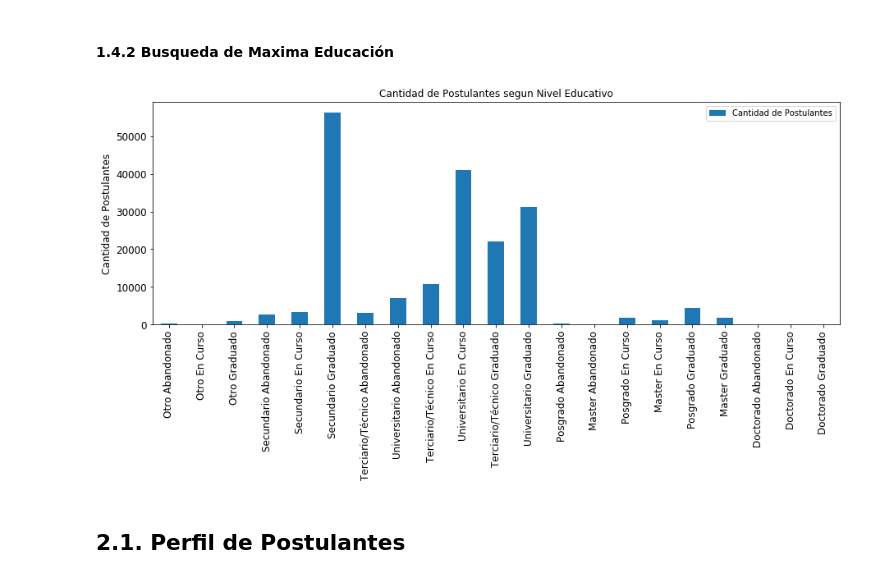
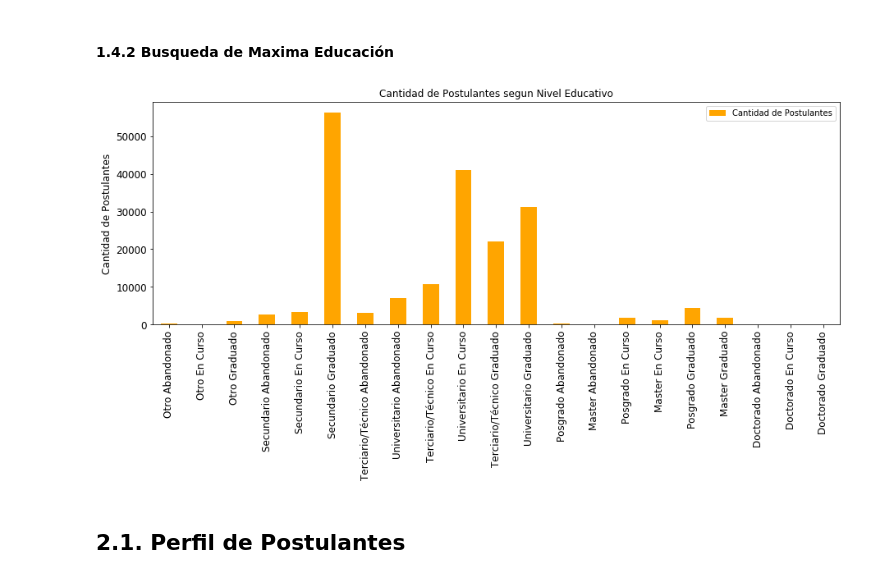
Before and after one commit to PRPablo/dataJobSearches, a Jupyter notebook: exploratoryAnalysis/exploratoryAnalysis.ipynb, the cells around one changed output. Cells and saved outputs as stored; diff of their text form; code cells hidden in the pictures.

```diff
--- a/exploratoryAnalysis/exploratoryAnalysis.ipynb
+++ b/exploratoryAnalysis/exploratoryAnalysis.ipynb
@@ -86,22 +86,25 @@ visitas_con_detalle_de_aviso_y_usuario       = pd.merge(visitas_con_detalle_de_a
 # Asigno puntajes a los diferentes niveles educativos encontrados para poder
 # obtener asi la educacion mas valiosa (la de nivel academico mas alto) de cada postulante.
 valores_educacion = pd.DataFrame({
-    'nombre': ['Otro',  'Otro',  'Otro',  'Secundario',  'Secundario',  'Secundario',  'Terciario/Técnico', 'Universitario',  \
-              'Terciario/Técnico', 'Universitario',  'Terciario/Técnico', 'Universitario',  'Posgrado', 'Master','Posgrado', \
-              'Master','Posgrado', 'Master','Doctorado','Doctorado','Doctorado'],
-    'estado': ['Abandonado', 'En Curso','Graduado','Abandonado', 'En Curso','Graduado','Abandonado', 'Abandonado', 'En Curso',\
-              'En Curso','Graduado','Graduado','Abandonado', 'Abandonado', 'En Curso','En Curso','Graduado','Graduado',\
-              'Abandonado', 'En Curso','Graduado'],
-    'valor_educacion': [1 , 2 , 3 , 4, 5,6 ,7 ,8 ,9,10, 11, 12, 13, 14, 15, 16, 17, 18, 19, 20, 21]})
+    'nombre': [
+        'Otro',  'Otro',  'Otro',  'Secundario',  'Secundario',  'Secundario',  'Terciario/Técnico', 'Universitario',  \
+        'Terciario/Técnico', 'Universitario',  'Terciario/Técnico', 'Universitario',  'Posgrado', 'Master','Posgrado', \
+        'Master','Posgrado', 'Master','Doctorado','Doctorado','Doctorado'
+    ],
+    'estado': [
+        'Abandonado', 'En Curso','Graduado','Abandonado', 'En Curso','Graduado','Abandonado', 'Abandonado', 'En Curso',\
+        'En Curso','Graduado','Graduado','Abandonado', 'Abandonado', 'En Curso','En Curso','Graduado','Graduado',\
+        'Abandonado', 'En Curso','Graduado'
+    ],
+    'valor_educacion': [1, 2, 3, 4, 5, 6, 7, 8, 9, 10, 11, 12, 13, 14, 15, 16, 17, 18, 19, 20, 21]
+})
 
 # Y le pongo las mismas categorias que ya habia encontrado previamente.
 valores_educacion.nombre = valores_educacion.nombre.astype((pd.api.types.CategoricalDtype(post_educacion.nombre.cat.categories)))
 valores_educacion.estado = valores_educacion.estado.astype((pd.api.types.CategoricalDtype(post_educacion.estado.cat.categories)))
 # %%
 # Hago el join para aplicar puntajes a las educaciones de los postulantes.
-post_educacion = pd.merge(post_educacion, valores_educacion, how='inner', \
-                          left_on=['nombre','estado'], right_on = ['nombre','estado'])
-
+post_educacion = pd.merge(post_educacion, valores_educacion, how='inner', left_on=['nombre','estado'], right_on = ['nombre','estado'])
 # Cuento cuantos registros tengo actualmente, para comprobar que no hay errores mas adelante.
 # post_educacion.count()
 # %%
@@ -112,10 +114,7 @@ max_post_educacion = post_educacion.groupby(['idpostulante'])['valor_educacion']
 # max_post_educacion.count()
 # %%
 # Hago el join para filtrar todas las educaciones que no me interesan, dejando solo la maxima educacion.
-post_educacion = pd.merge(post_educacion, max_post_educacion,  how='inner', \
-                          left_on=['idpostulante','valor_educacion'], \
-                          right_on = ['idpostulante','valor_educacion'])
-
+post_educacion = pd.merge(post_educacion, max_post_educacion,  how='inner', left_on=['idpostulante','valor_educacion'], right_on = ['idpostulante','valor_educacion'])
 # post_educacion.count()
 # %%
 post_educacion_graph = post_educacion.groupby(['nombre', 'estado', 'valor_educacion'])['idpostulante'].count().reset_index()
@@ -129,12 +128,12 @@ post_educacion_graph.rename(columns= {'idpostulante' : 'Cantidad de Postulantes'
 # %%
 post_educacion_graph = post_educacion_graph[['resumen','Cantidad de Postulantes']].plot(kind='bar', x = 'resumen',
                                                            title ="Cantidad de Postulantes segun Nivel Educativo",
-                                                           figsize=(15, 5), legend=True, fontsize=12)
+                                                           figsize=(15, 5), legend=True, fontsize=12, color='orange')
 post_educacion_graph.set_xlabel("", fontsize=12)
 post_educacion_graph.set_ylabel("Cantidad de Postulantes", fontsize=12)
 plt.show()
 # %% [output]
-[figure, old version]
+[figure, new version]
 # %% [markdown]
 ## 2.1. Perfil de Postulantes
 # %%
```
Also changed, not shown: parts of 8 cells of this notebook.
